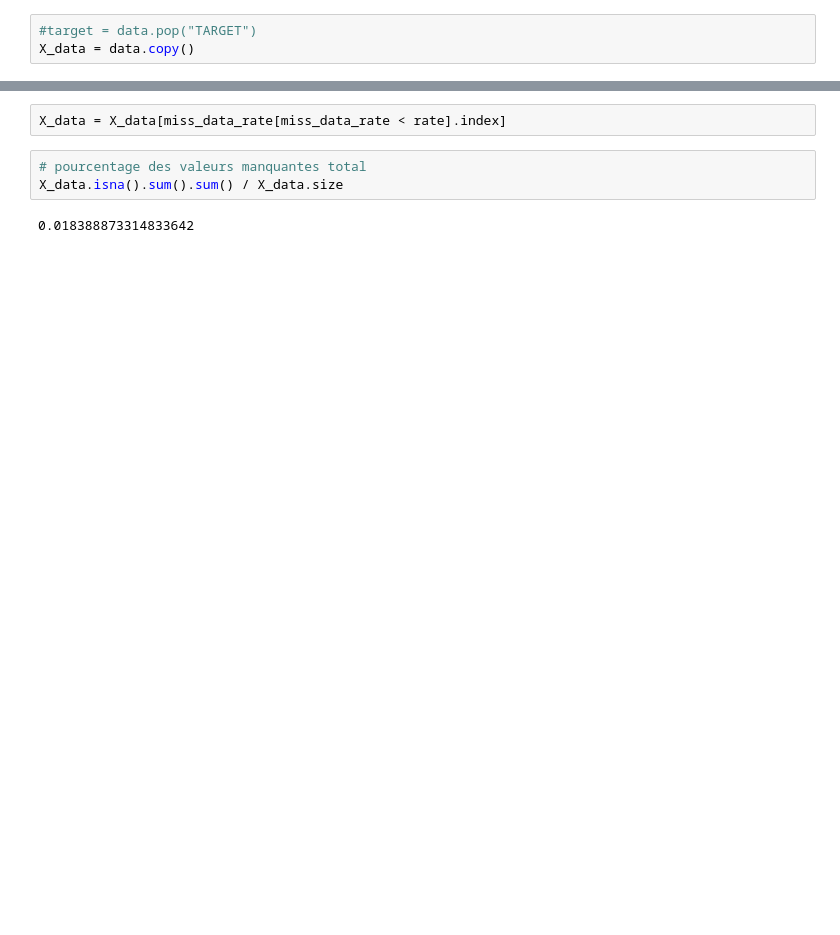
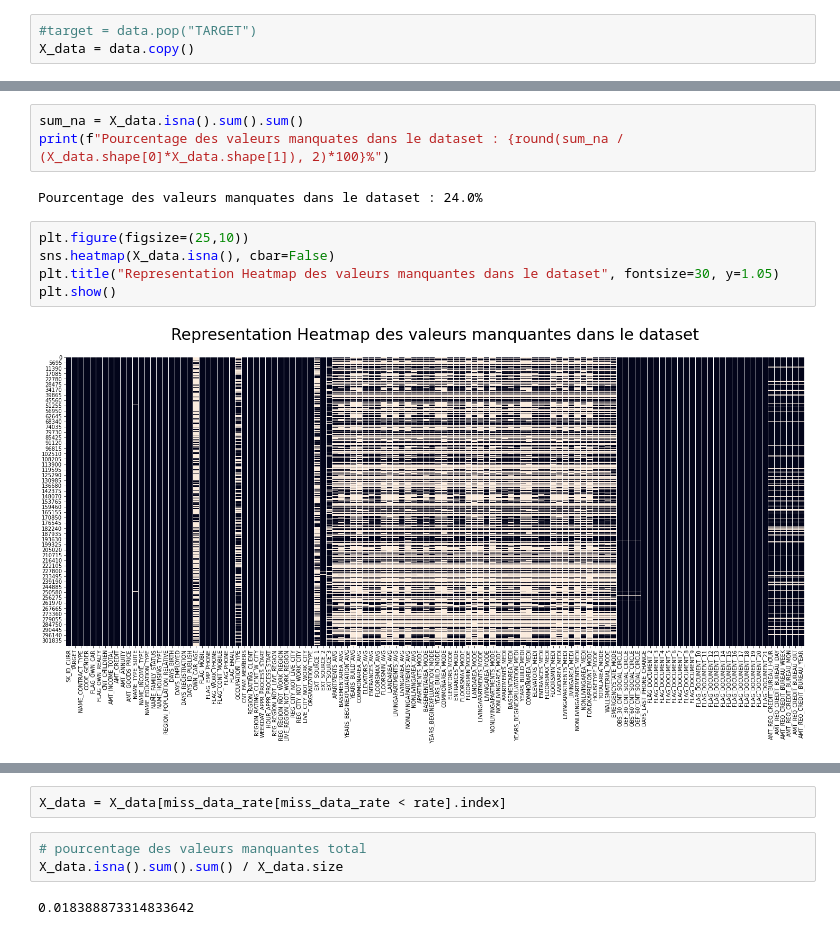
Before and after one commit to kardaoui/Projet-7_v2, a Jupyter notebook: NOTEBOOK/cleaning_0.ipynb, the cells around one changed output, grey strips where cells are left out. Cells and saved outputs as stored; diff of their text form; blank space fills up the shorter version.

```diff
--- a/NOTEBOOK/cleaning_0.ipynb
+++ b/NOTEBOOK/cleaning_0.ipynb
@@ -36,0 +174,12 @@ miss_data_rate = round(X_data.isna().sum() / X_data.shape[0],3).sort_values(asce
+# %%
+sum_na = X_data.isna().sum().sum()
+print(f"Pourcentage des valeurs manquates dans le dataset : {round(sum_na / (X_data.shape[0]*X_data.shape[1]), 2)*100}%")
+# %% [output]
+Pourcentage des valeurs manquates dans le dataset : 24.0%
+# %%
+plt.figure(figsize=(25,10))
+sns.heatmap(X_data.isna(), cbar=False)
+plt.title("Representation Heatmap des valeurs manquantes dans le dataset", fontsize=30, y=1.05)
+plt.show()
+# %% [output]
+[figure, added]
```
Also changed, not shown: parts of 33 cells of this notebook, 1 other file.
